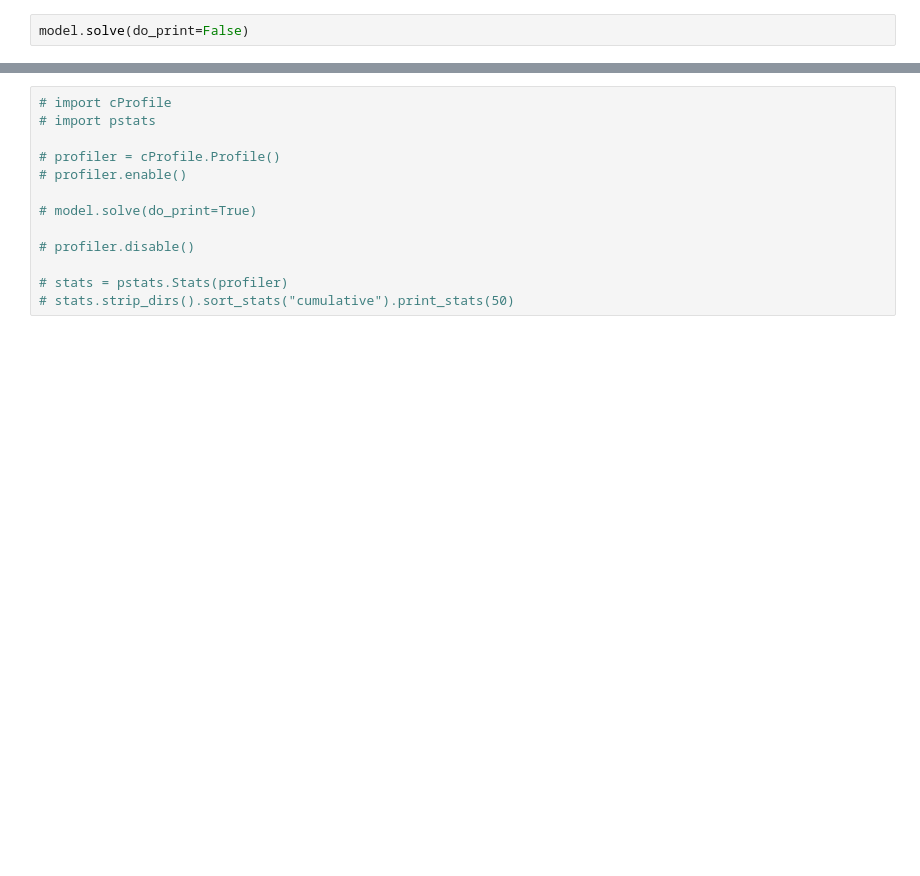
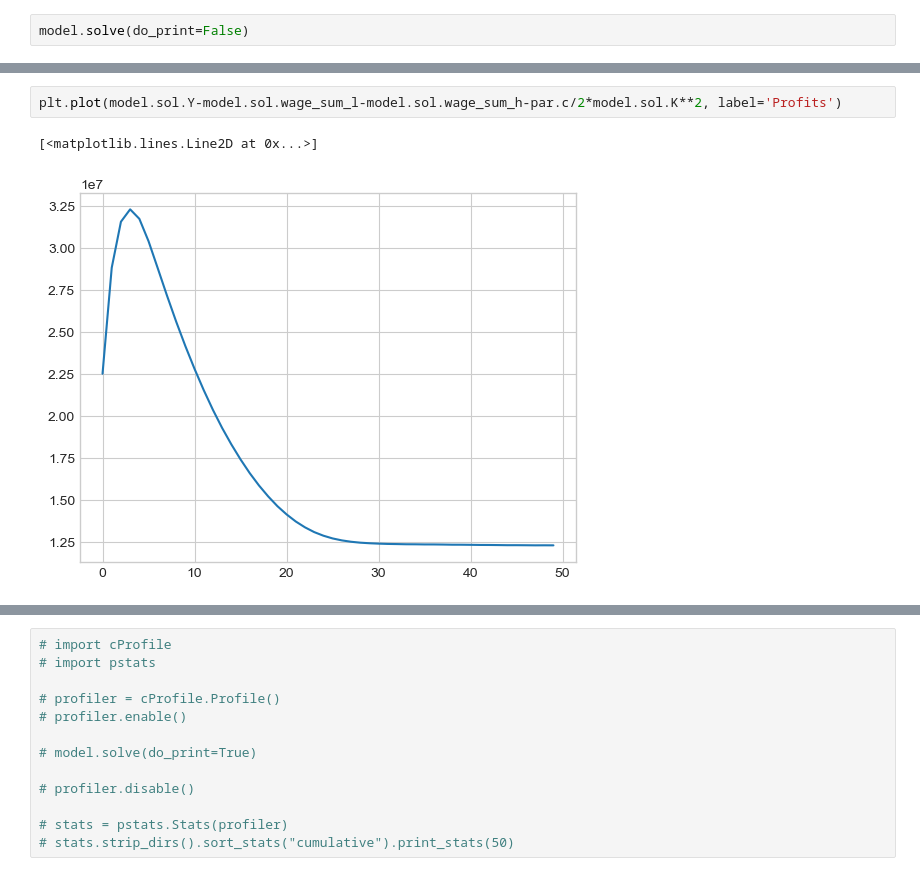
Before and after one commit to peter-l-ravn/Danish-Wage-Gap-Model, a Jupyter notebook: Run model agent.ipynb, the cells around one changed output, grey strips where cells are left out. Cells and saved outputs as stored; diff of their text form; blank space fills up the shorter version.

```diff
--- a/Run model agent.ipynb
+++ b/Run model agent.ipynb
@@ -22,0 +28,5 @@ model.solve(do_print=False)
+# %%
+plt.plot(model.sol.Y-model.sol.wage_sum_l-model.sol.wage_sum_h-par.c/2*model.sol.K**2, label='Profits')
+# %% [output]
+[<matplotlib.lines.Line2D at 0x...>]
+[figure, added]
```
Also changed, not shown: parts of 5 cells of this notebook, 6 other files.
